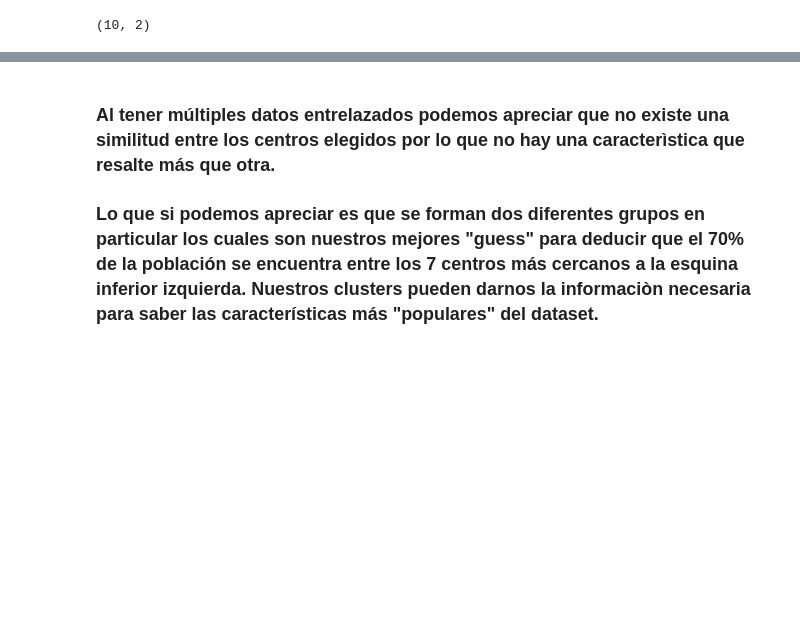
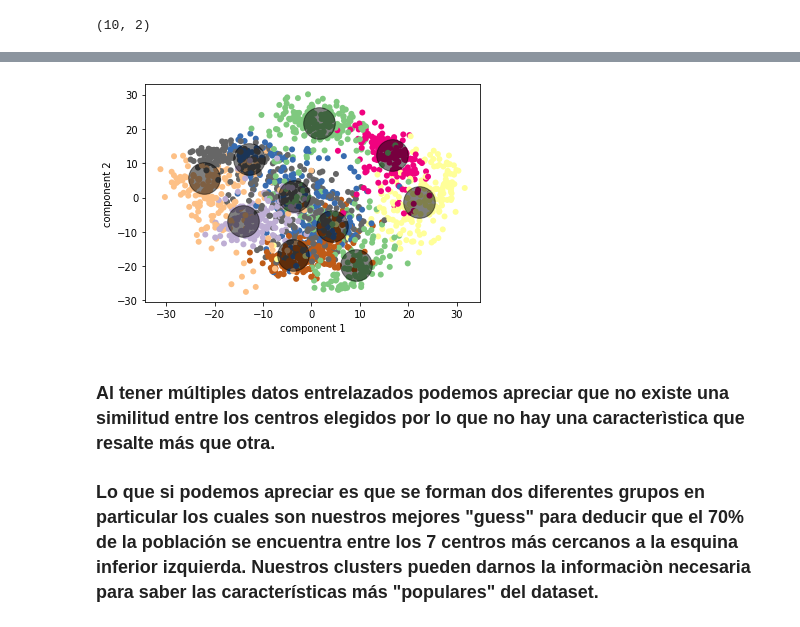
Before and after one commit to JsebastianR92/SLII_Pr-ctica2, a Jupyter notebook: Práctica2-Sebastián_Rodríguez.ipynb, the cells around one changed output, grey strips where cells are left out. Drawn from its saved outputs; the diff is of its cells as text; code cells hidden in the pictures; blank space fills up the shorter version.

```diff
--- a/Práctica2-Sebastián_Rodríguez.ipynb
+++ b/Práctica2-Sebastián_Rodríguez.ipynb
@@ -110,3 +126,12 @@ plt.scatter(centers[:, 0], centers[:, 1], c='black', s=200, alpha=0.5);
+# %%
+plt.scatter(X2D[:, 0], X2D[:, 1],
+            c=digits.target, edgecolor='none', alpha=1,
+            cmap=plt.cm.get_cmap('Accent', 10))
+plt.xlabel('component 1')
+plt.ylabel('component 2')
+plt.scatter(centers[:, 0], centers[:, 1], c='black', s=1000, alpha=0.5);
+# %% [output]
+[figure, added]
 # %%
 #plt.scatter(X_tsne[:, 0], X_tsne[:, 1],
 #            c=digits.target, edgecolor='none', alpha=0.5,
```
Also changed, not shown: parts of 3 cells of this notebook.
